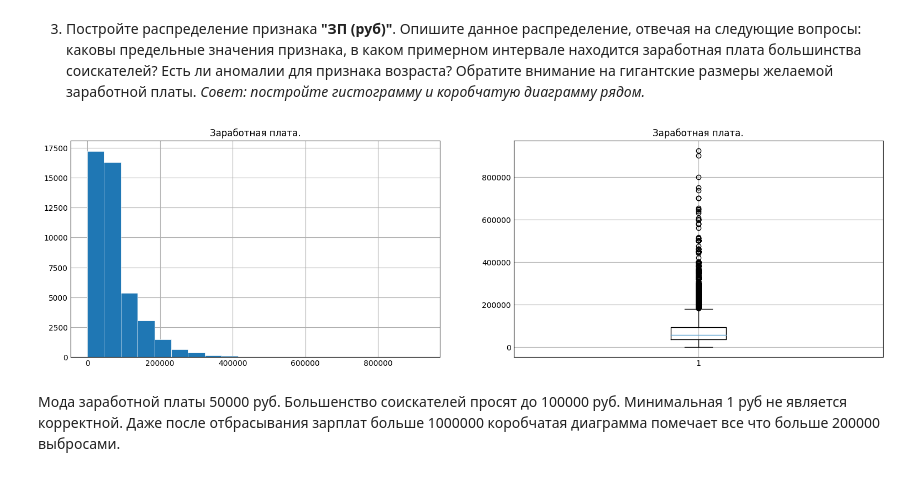
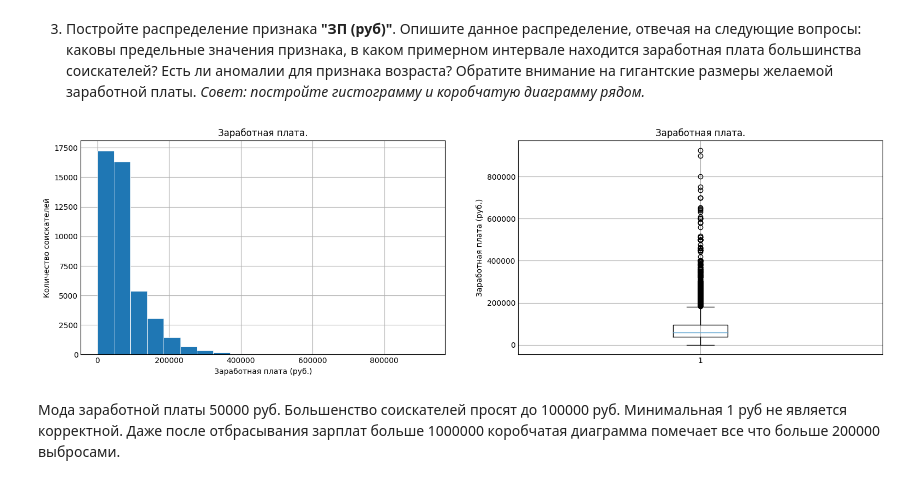
Before and after one commit to KuzmiciusA/sf_HeadHunter, a Jupyter notebook: Project-1._Ноутбук-шаблон.ipynb, the cells around one changed output. Cells and saved outputs as stored; diff of their text form; code cells hidden in the pictures.

```diff
--- a/Project-1._Ноутбук-шаблон.ipynb
+++ b/Project-1._Ноутбук-шаблон.ipynb
@@ -407,22 +412,25 @@ plt.show()
 # %%
 plt.style.use('_mpl-gallery')
 
 # для удобства сразу отбрасываю все зарплаты больше 1000000 рублей
 x = hh_database['ЗП (руб)'][hh_database['ЗП (руб)'] < 1000000]
 
 # plot:
 fig, ax = plt.subplots(nrows=1, ncols=2, figsize=(15, 4))
 
 ax[0].hist(x, bins=20, linewidth=0.5, edgecolor="white")
 
 ax[1].boxplot(x)
 ax[0].set_title("Заработная плата.")
 ax[1].set_title("Заработная плата.")
+ax[0].set_xlabel('Заработная плата (руб.)')
+ax[0].set_ylabel('Количество соискателей')
+ax[1].set_ylabel('Заработная плата (руб.)')
 
 
 plt.show()
 # %% [output]
-[figure, old version]
+[figure, new version]
 # %% [markdown]
 Мода заработной платы 50000 руб. Большенство соискателей просят до 100000 руб. Минимальная 1 руб не является корректной. Даже после отбрасывания зарплат больше 1000000 коробчатая диаграмма помечает все что больше 200000 выбросами.
 # %% [markdown]
```
Also changed, not shown: parts of 4 cells of this notebook, 2 other files.
